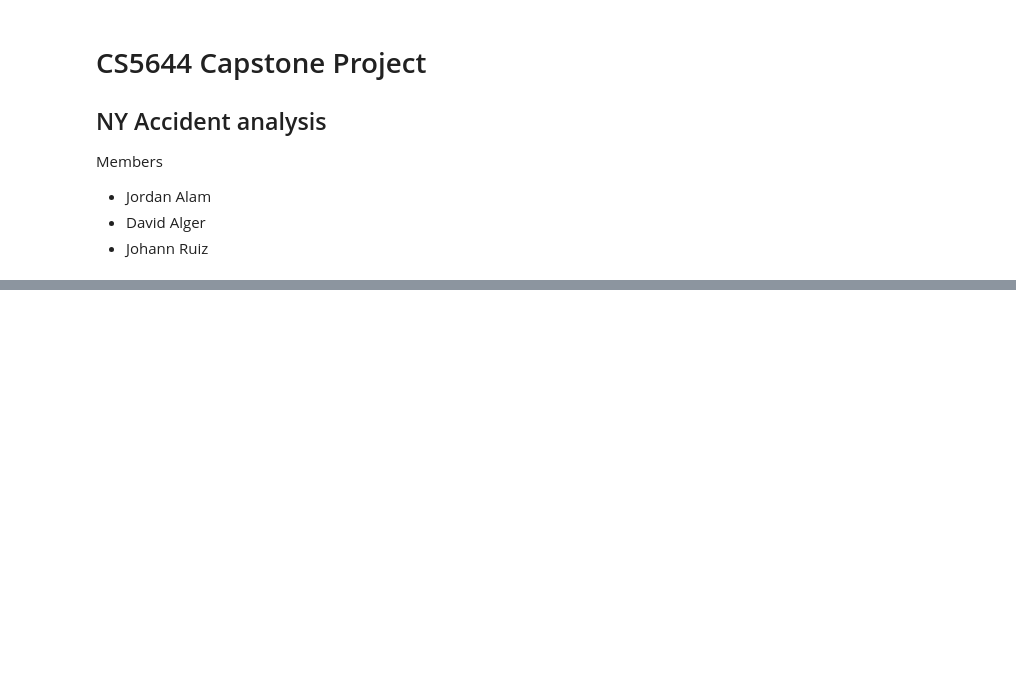
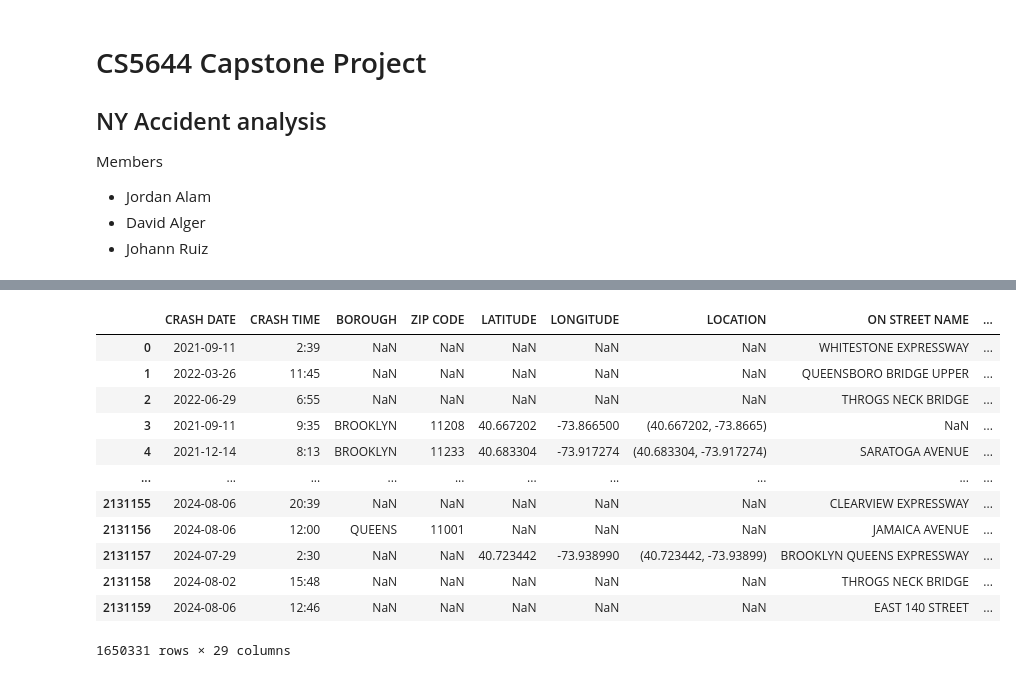
Before and after one commit to JohannRuiz1/CS5644-ML, a Jupyter notebook: CS5644_Group6.ipynb, the cells around one changed output, grey strips where cells are left out. Cells and saved outputs as stored; diff of their text form; code cells hidden in the pictures; blank space fills up the shorter version.

```diff
--- a/CS5644_Group6.ipynb
+++ b/CS5644_Group6.ipynb
@@ -16,3 +17,5 @@ vehicles = pd.read_csv('./data/Motor_Vehicle_Collisions_-_Vehicles_20241103.csv'
+# %%
+cutoff_date = datetime.now() - timedelta(days=10*365)
 # %%
 crashes
 # %% [output]
@@ -33,3 +35,21 @@ crashes
+# %%
+crashes['CRASH DATE'] = pd.to_datetime(crashes['CRASH DATE'], format='%m/%d/%Y')
+filtered_crashes = crashes[crashes['CRASH DATE'] >= cutoff_date]
+filtered_crashes
+# %% [output]
+|  | CRASH DATE | CRASH TIME | BOROUGH | ZIP CODE | LATITUDE | LONGITUDE | LOCATION | ON STREET NAME | ... |
+| 0 | 2021-09-11 | 2:39 | NaN | NaN | NaN | NaN | NaN | WHITESTONE EXPRESSWAY | ... |
+| 1 | 2022-03-26 | 11:45 | NaN | NaN | NaN | NaN | NaN | QUEENSBORO BRIDGE UPPER | ... |
+| 2 | 2022-06-29 | 6:55 | NaN | NaN | NaN | NaN | NaN | THROGS NECK BRIDGE | ... |
+| 3 | 2021-09-11 | 9:35 | BROOKLYN | 11208 | 40.667202 | -73.866500 | (40.667202, -73.8665) | NaN | ... |
+| 4 | 2021-12-14 | 8:13 | BROOKLYN | 11233 | 40.683304 | -73.917274 | (40.683304, -73.917274) | SARATOGA AVENUE | ... |
+| ... | ... | ... | ... | ... | ... | ... | ... | ... | ... |
+| 2131155 | 2024-08-06 | 20:39 | NaN | NaN | NaN | NaN | NaN | CLEARVIEW EXPRESSWAY | ... |
+| 2131156 | 2024-08-06 | 12:00 | QUEENS | 11001 | NaN | NaN | NaN | JAMAICA AVENUE | ... |
+| 2131157 | 2024-07-29 | 2:30 | NaN | NaN | 40.723442 | -73.938990 | (40.723442, -73.93899) | BROOKLYN QUEENS EXPRESSWAY | ... |
+| 2131158 | 2024-08-02 | 15:48 | NaN | NaN | NaN | NaN | NaN | THROGS NECK BRIDGE | ... |
+| 2131159 | 2024-08-06 | 12:46 | NaN | NaN | NaN | NaN | NaN | EAST 140 STREET | ... |
+1650331 rows × 29 columns
 # %%
 persons
 # %% [output]
```
Also changed, not shown: parts of 5 cells of this notebook, 1 other file.
